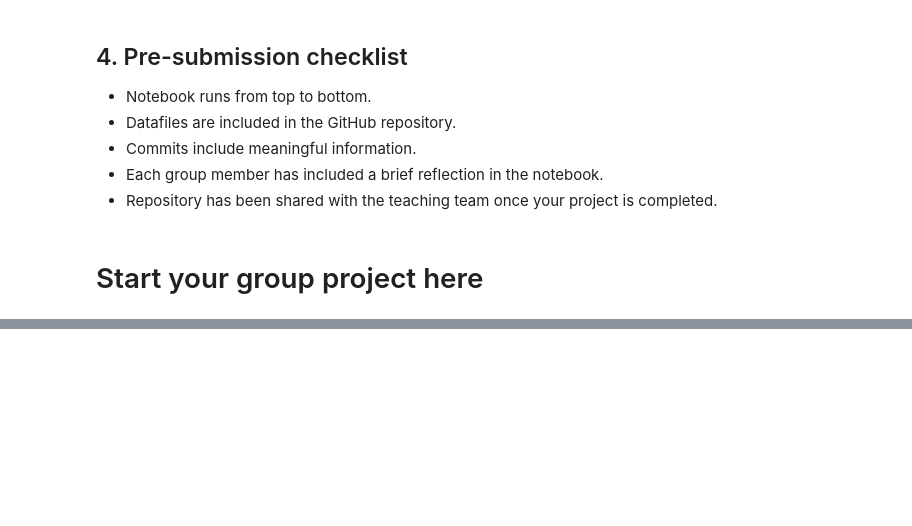
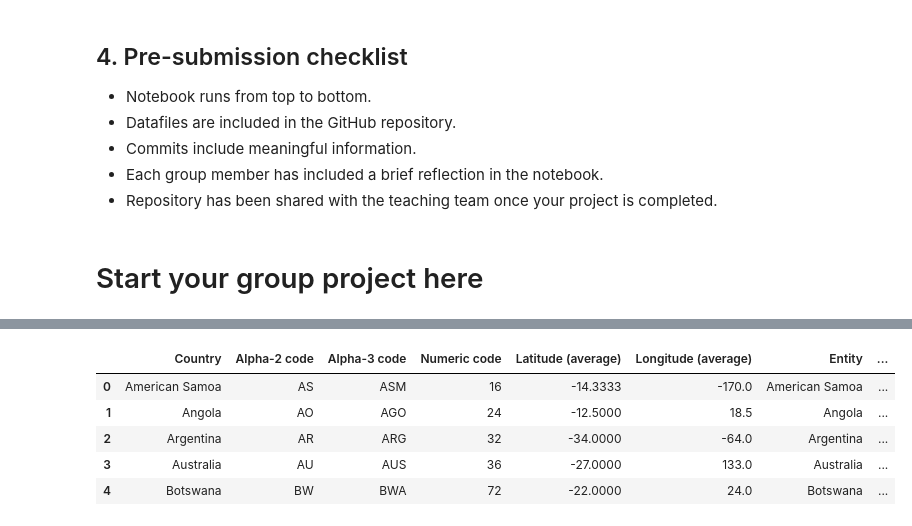
Before and after one commit to kr1stawang0510-cloud/EMSC2010_PrecipitationPirates_W7, a Jupyter notebook: EMSC2010_PrecipitationPirates_W7.ipynb, the cells around one changed output, grey strips where cells are left out. Cells and saved outputs as stored; diff of their text form; code cells hidden in the pictures; blank space fills up the shorter version.

```diff
--- a/EMSC2010_PrecipitationPirates_W7.ipynb
+++ b/EMSC2010_PrecipitationPirates_W7.ipynb
@@ -45,0 +132,18 @@ Repeat text as required.
+# %%
+# Merge northern hemisphere countries with their 2025 precipitation data
+southern_precip_2025 = pd.merge(
+    southern_hemisphere,
+    df_precip_2025,
+    left_on='Country',
+    right_on='Entity',
+    how='inner'
+)
+# Display the head of the combined DataFrame
+display(southern_precip_2025.head())
+# %% [output]
+|  | Country | Alpha-2 code | Alpha-3 code | Numeric code | Latitude (average) | Longitude (average) | Entity | ... |
+| 0 | American Samoa | AS | ASM | 16 | -14.3333 | -170.0 | American Samoa | ... |
+| 1 | Angola | AO | AGO | 24 | -12.5000 | 18.5 | Angola | ... |
+| 2 | Argentina | AR | ARG | 32 | -34.0000 | -64.0 | Argentina | ... |
+| 3 | Australia | AU | AUS | 36 | -27.0000 | 133.0 | Australia | ... |
+| 4 | Botswana | BW | BWA | 72 | -22.0000 | 24.0 | Botswana | ... |
```
Also changed, not shown: parts of 23 cells of this notebook.
